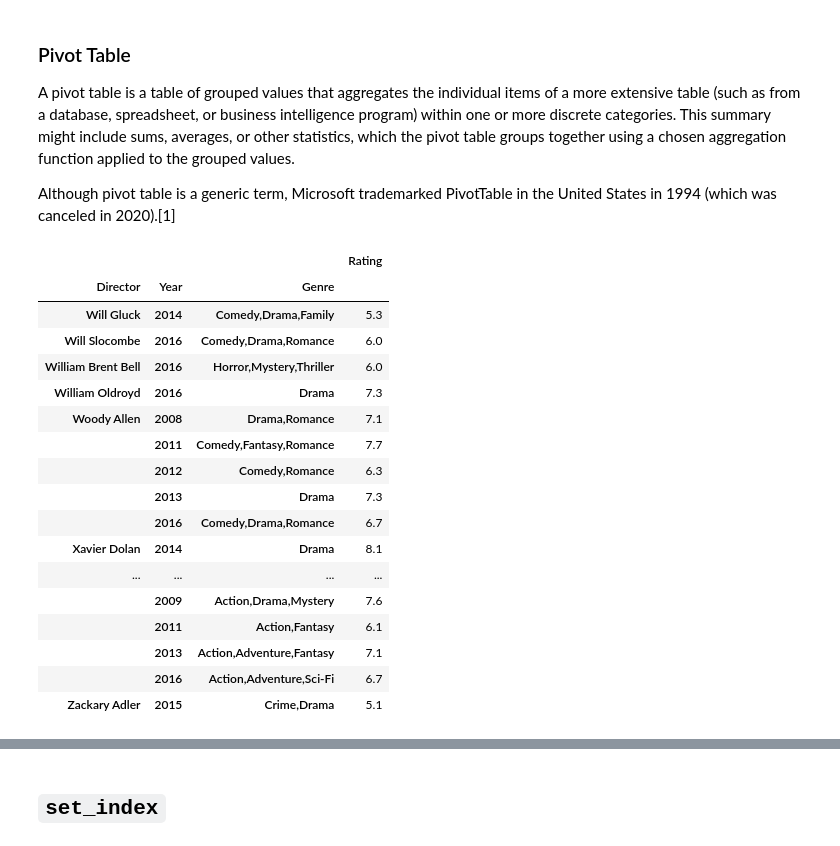
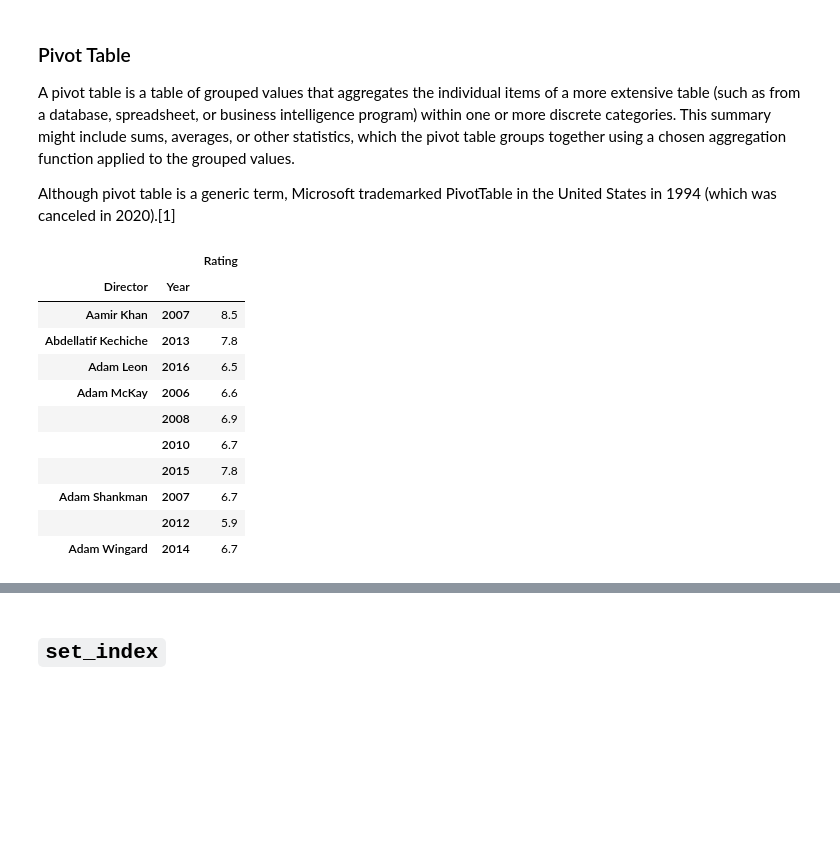
Before and after one commit to ferdinand-winstein/py-dts, a Jupyter notebook: Extra Courses/Pandas/Python Extra Courses - Pandas.ipynb, the cells around one changed output, grey strips where cells are left out. Drawn from its saved outputs; the diff is of its cells as text; code cells hidden in the pictures; blank space fills up the shorter version.

```diff
--- a/Extra Courses/Pandas/Python Extra Courses - Pandas.ipynb
+++ b/Extra Courses/Pandas/Python Extra Courses - Pandas.ipynb
@@ -522,26 +436,20 @@ Although pivot table is a generic term, Microsoft trademarked PivotTable in the
 # %%
 # Pivot Table
 
-movies_df.pivot_table(values=['Rating'], index = ['Director', 'Year', 'Genre']).tail(20)
+movies_df.pivot_table(values=['Rating'], index = ['Director', 'Year']).head(10)
 # %% [output]
-|  |  |  | Rating |
-| Director | Year | Genre |  |
-| Will Gluck | 2014 | Comedy,Drama,Family | 5.3 |
-| Will Slocombe | 2016 | Comedy,Drama,Romance | 6.0 |
-| William Brent Bell | 2016 | Horror,Mystery,Thriller | 6.0 |
-| William Oldroyd | 2016 | Drama | 7.3 |
-| Woody Allen | 2008 | Drama,Romance | 7.1 |
-|  | 2011 | Comedy,Fantasy,Romance | 7.7 |
-|  | 2012 | Comedy,Romance | 6.3 |
-|  | 2013 | Drama | 7.3 |
-|  | 2016 | Comedy,Drama,Romance | 6.7 |
-| Xavier Dolan | 2014 | Drama | 8.1 |
-| ... | ... | ... | ... |
-|  | 2009 | Action,Drama,Mystery | 7.6 |
-|  | 2011 | Action,Fantasy | 6.1 |
-|  | 2013 | Action,Adventure,Fantasy | 7.1 |
-|  | 2016 | Action,Adventure,Sci-Fi | 6.7 |
-| Zackary Adler | 2015 | Crime,Drama | 5.1 |
+|  |  | Rating |
+| Director | Year |  |
+| Aamir Khan | 2007 | 8.5 |
+| Abdellatif Kechiche | 2013 | 7.8 |
+| Adam Leon | 2016 | 6.5 |
+| Adam McKay | 2006 | 6.6 |
+|  | 2008 | 6.9 |
+|  | 2010 | 6.7 |
+|  | 2015 | 7.8 |
+| Adam Shankman | 2007 | 6.7 |
+|  | 2012 | 5.9 |
+| Adam Wingard | 2014 | 6.7 |
 # %%
 movies_df.pivot_table(values='Rating', index='Director', columns='Year').head(20)
 #movies_df.pivot_table(values='Rating', index='Director', columns='Year', fill_value=0).tail(20)
```
Also changed, not shown: parts of 46 cells of this notebook, 9 other files.
